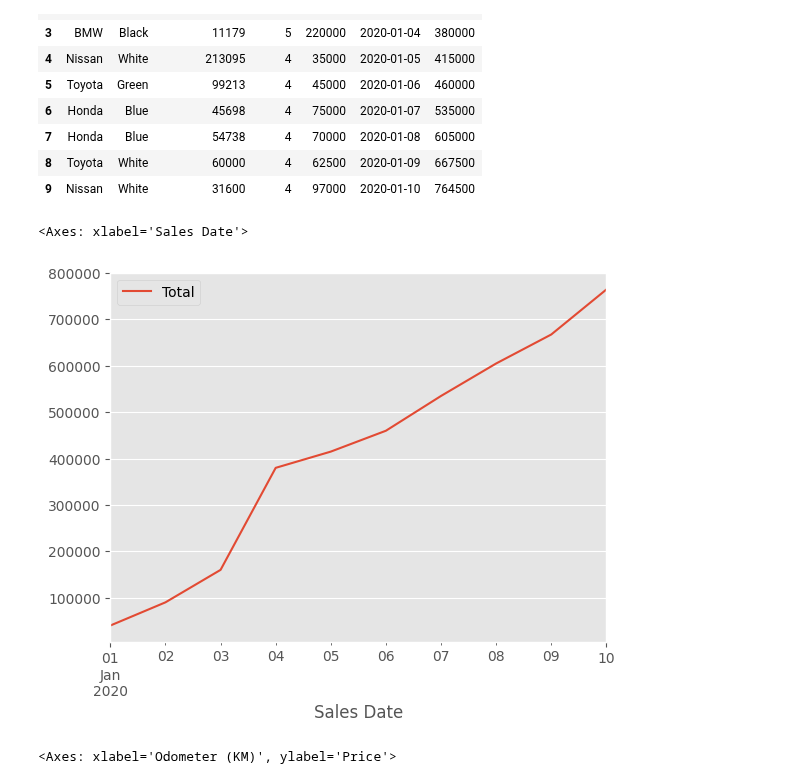
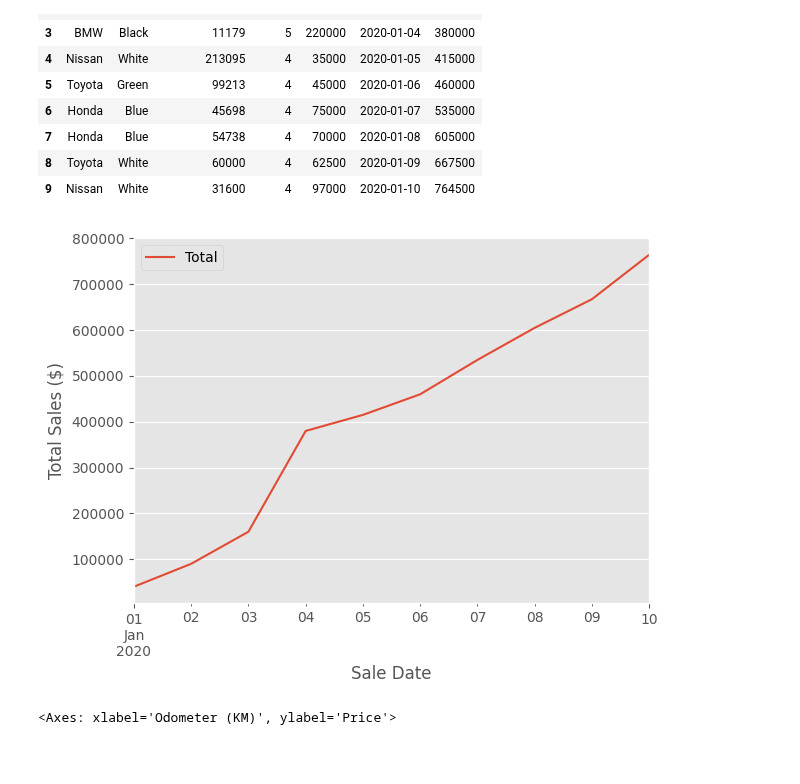
Before and after one commit to EslamKamel89/MLPlayground, a Jupyter notebook: SEC08_Matplotlib_Plotting_and_Data_Visualization.ipynb, the cells around one changed output. Drawn from its saved outputs; the diff is of its cells as text; code cells hidden in the pictures; blank space fills up the shorter version.

```diff
--- a/SEC08_Matplotlib_Plotting_and_Data_Visualization.ipynb
+++ b/SEC08_Matplotlib_Plotting_and_Data_Visualization.ipynb
@@ -287,10 +287,13 @@ type:  <class 'pandas.core.frame.DataFrame'>
 | 9 | Nissan | White | 31600 | 4 | 97000 | 2020-01-10 | 764500 |
 # %%
 # let's plot the total sales
-sales.plot(x='Sales Date' , y='Total')
+ax = sales.plot(x='Sales Date' , y='Total')
+ax.set_xlabel('Sale Date')
+ax.set_ylabel('Total Sales ($)')
+plt.tight_layout()
+plt.show()
 # %% [output]
-<Axes: xlabel='Sales Date'>
-[figure, old version]
+[figure, new version]
 # %%
 sales.plot(x='Odometer (KM)' , y='Price' , kind='scatter')
 # %% [output]
```
Also changed, not shown: parts of 4 cells of this notebook.
